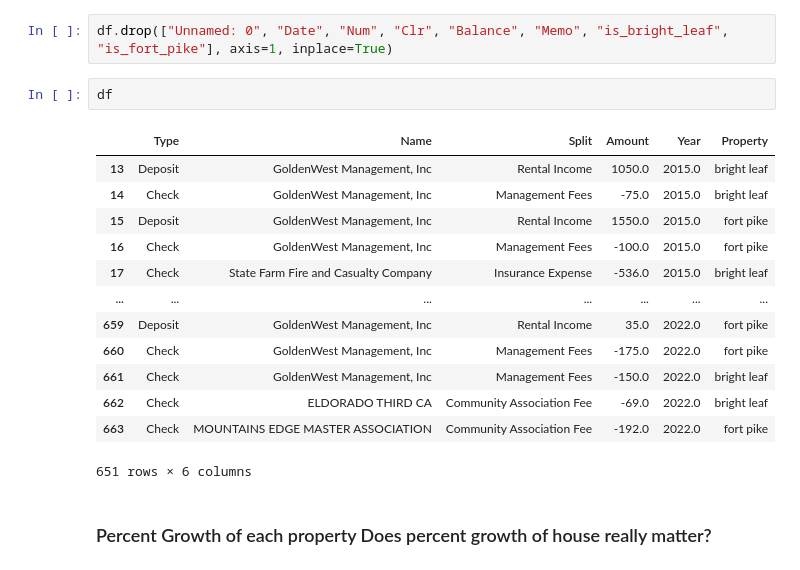
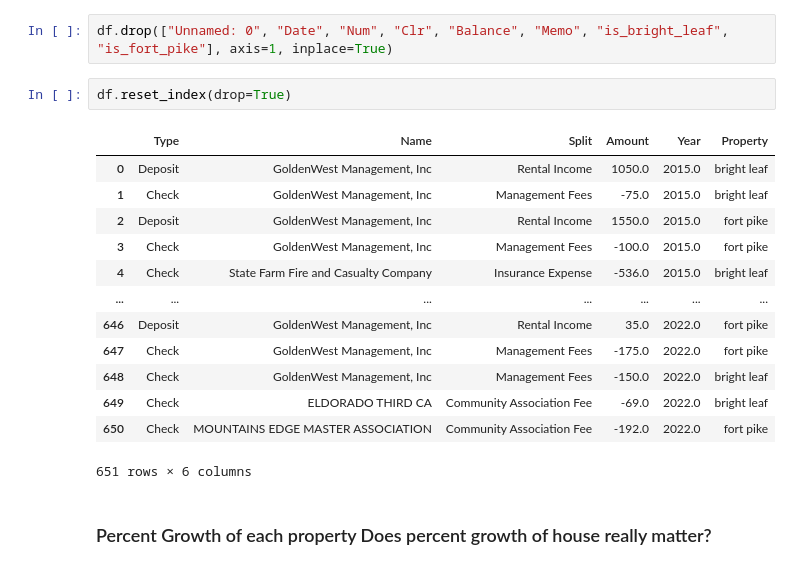
Before and after one commit to TysonTran/LV_Real_Estate, a Jupyter notebook: LV Real Estate Analysis.ipynb, the cells around one changed output. Cells and saved outputs as stored; diff of their text form.

```diff
--- a/LV Real Estate Analysis.ipynb
+++ b/LV Real Estate Analysis.ipynb
@@ -97,22 +81,22 @@ df
 651 rows × 14 columns
 # %%
 df.drop(["Unnamed: 0", "Date", "Num", "Clr", "Balance", "Memo", "is_bright_leaf", "is_fort_pike"], axis=1, inplace=True)
-# %%
-df
-# %% [output]
-|  | Type | Name | Split | Amount | Year | Property |
-| 13 | Deposit | GoldenWest Management, Inc | Rental Income | 1050.0 | 2015.0 | bright leaf |
-| 14 | Check | GoldenWest Management, Inc | Management Fees | -75.0 | 2015.0 | bright leaf |
-| 15 | Deposit | GoldenWest Management, Inc | Rental Income | 1550.0 | 2015.0 | fort pike |
-| 16 | Check | GoldenWest Management, Inc | Management Fees | -100.0 | 2015.0 | fort pike |
-| 17 | Check | State Farm Fire and Casualty Company | Insurance Expense | -536.0 | 2015.0 | bright leaf |
-| ... | ... | ... | ... | ... | ... | ... |
-| 659 | Deposit | GoldenWest Management, Inc | Rental Income | 35.0 | 2022.0 | fort pike |
-| 660 | Check | GoldenWest Management, Inc | Management Fees | -175.0 | 2022.0 | fort pike |
-| 661 | Check | GoldenWest Management, Inc | Management Fees | -150.0 | 2022.0 | bright leaf |
-| 662 | Check | ELDORADO THIRD CA | Community Association Fee | -69.0 | 2022.0 | bright leaf |
-| 663 | Check | MOUNTAINS EDGE MASTER ASSOCIATION | Community Association Fee | -192.0 | 2022.0 | fort pike |
-651 rows × 6 columns
+# %%
+df.reset_index(drop=True)
+# %% [output]
+|  | Type | Name | Split | Amount | Year | Property |
+| 0 | Deposit | GoldenWest Management, Inc | Rental Income | 1050.0 | 2015.0 | bright leaf |
+| 1 | Check | GoldenWest Management, Inc | Management Fees | -75.0 | 2015.0 | bright leaf |
+| 2 | Deposit | GoldenWest Management, Inc | Rental Income | 1550.0 | 2015.0 | fort pike |
+| 3 | Check | GoldenWest Management, Inc | Management Fees | -100.0 | 2015.0 | fort pike |
+| 4 | Check | State Farm Fire and Casualty Company | Insurance Expense | -536.0 | 2015.0 | bright leaf |
+| ... | ... | ... | ... | ... | ... | ... |
+| 646 | Deposit | GoldenWest Management, Inc | Rental Income | 35.0 | 2022.0 | fort pike |
+| 647 | Check | GoldenWest Management, Inc | Management Fees | -175.0 | 2022.0 | fort pike |
+| 648 | Check | GoldenWest Management, Inc | Management Fees | -150.0 | 2022.0 | bright leaf |
+| 649 | Check | ELDORADO THIRD CA | Community Association Fee | -69.0 | 2022.0 | bright leaf |
+| 650 | Check | MOUNTAINS EDGE MASTER ASSOCIATION | Community Association Fee | -192.0 | 2022.0 | fort pike |
+651 rows × 6 columns
 # %% [markdown]
 ### Percent Growth of each property Does percent growth of house really matter?
 # %%
```
Also changed, not shown: parts of 1 cell of this notebook, 1 other file.
